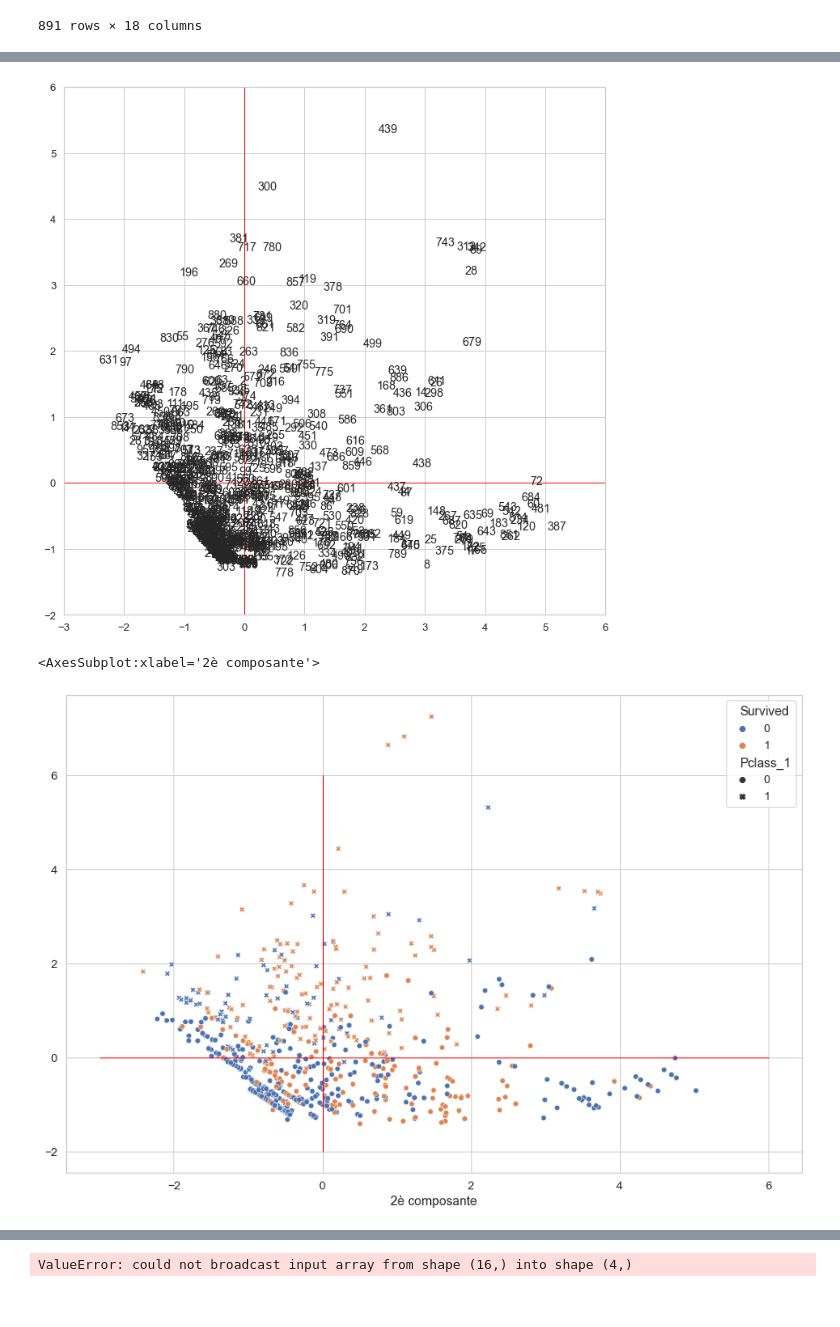
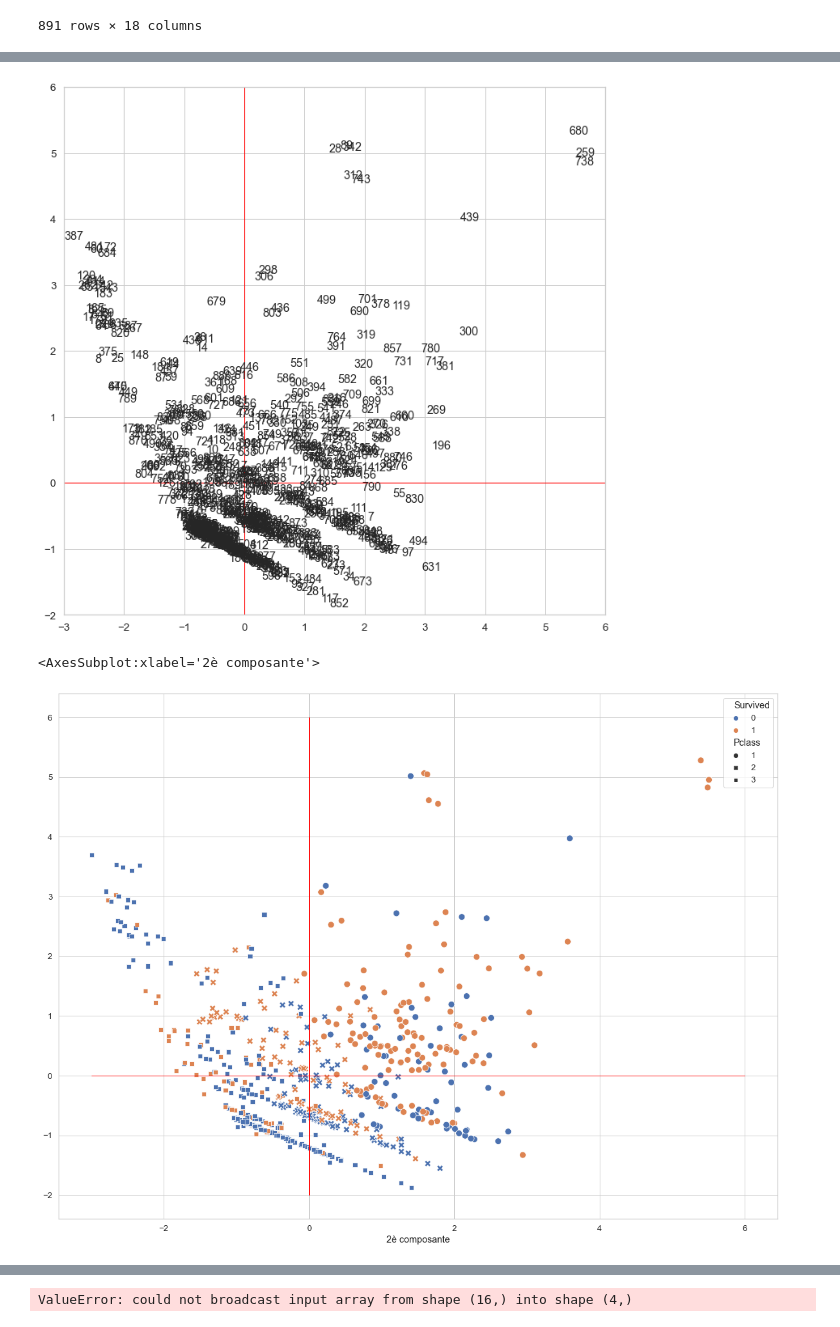
Before and after one commit to pbellot/FormationPANDAS, a Jupyter notebook: exercices.ipynb, the cells around one changed output, grey strips where cells are left out. Drawn from its saved outputs; the diff is of its cells as text; code cells hidden in the pictures.

Commit message:
ajout ACP sur Titanic

```diff
--- a/exercices.ipynb
+++ b/exercices.ipynb
@@ -912,4 +918,4 @@ memory usage: 47.4 KB
 # %%
-titanic_dummies_sansNA.set_index('PassengerId',inplace=True)
-titanic_dummies_sansNA
+titanicSansNA.set_index('PassengerId',inplace=True)
+titanicSansNA
 # %% [output]
@@ -929,0 +936,3 @@ titanic_dummies_sansNA
+# %%
+titanicSansNA = titanicSansNA.drop(["Age_quart","Age_cats","Embarked", "Fare_round"],axis=1)
+titanicSansNA
@@ -929,0 +954,3 @@ titanic_dummies_sansNA
+# %%
+titanicSansNA['Sex'] = titanicSansNA['Sex'].map({'male':0,'female':1})
+titanicSansNA
@@ -947,9 +1006,9 @@ titanic_dummies_sansNA.iloc[:,1:]
 # %%
 from sklearn.preprocessing import StandardScaler
 sc = StandardScaler()
-st = sc.fit_transform(titanic_dummies_sansNA.iloc[:,1:5])
-titanicStd = titanic_dummies_sansNA.copy()
-titanicStd.iloc[:,1:5] = pd.DataFrame(st,index=titanic_dummies_sansNA.index,columns=titanic_dummies_sansNA.columns[1:5])
+st = sc.fit_transform(titanicSansNA.iloc[:,[3,6]])
+titanicStd = titanicSansNA.copy()
+titanicStd.iloc[:,[3,6]] = pd.DataFrame(st,index=titanicSansNA.index,columns=titanicSansNA.columns[[3,6]])
 # %%
 titanicStd
 # %% [output]
@@ -997,23 +1056,23 @@ fig, axes = plt.subplots(figsize=(12,12))
 limite = 6
 axes.set_xlim(-limite+3,limite)
 axes.set_ylim(-limite+4,limite)
-for i in range(titanic_dummies_sansNA.shape[0]):
-    plt.annotate(titanic_dummies_sansNA.index[i],(coordonnees[i,0],coordonnees[i,1]))
+for i in range(titanicSansNA.shape[0]):
+    plt.annotate(titanicSansNA.index[i],(coordonnees[i,0],coordonnees[i,1]))
 plt.plot([-limite,limite],[0,0],color='red',linestyle='-',linewidth=1)
 plt.plot([0,0],[-limite,limite],color='red',linestyle='-',linewidth=1)
 plt.show()
 # %% [output]
-[figure, old version]
+[figure, new version]
 # %%
-plt.figure(figsize=(15,10))
+plt.figure(figsize=(20,15))
 plt.plot([-limite+3,limite],[0,0],color='red',linestyle='-',linewidth=1)
 plt.plot([0,0],[-limite+4,limite],color='red',linestyle='-',linewidth=1)
 plt.xlabel("1ère composante")
 plt.xlabel("2è composante")
-sns.scatterplot(data=coordonnees, x=coordonnees[:,0], y=coordonnees[:,1], hue=titanic_dummies_sansNA.Survived, style=titanic_dummies_sansNA.Pclass_1)
+sns.scatterplot(data=coordonnees, x=coordonnees[:,0], y=coordonnees[:,1], hue=titanicSansNA.Survived, style=titanicSansNA.Pclass, s=100)
 # %% [output]
 <AxesSubplot:xlabel='2è composante'>
-[figure, old version]
+[figure, new version]
 # %%
 plt.figure(figsize=(15,10))
 plt.plot([-limite+3,limite],[0,0],color='red',linestyle='-',linewidth=1)
```
Also changed, not shown: parts of 18 cells of this notebook.
